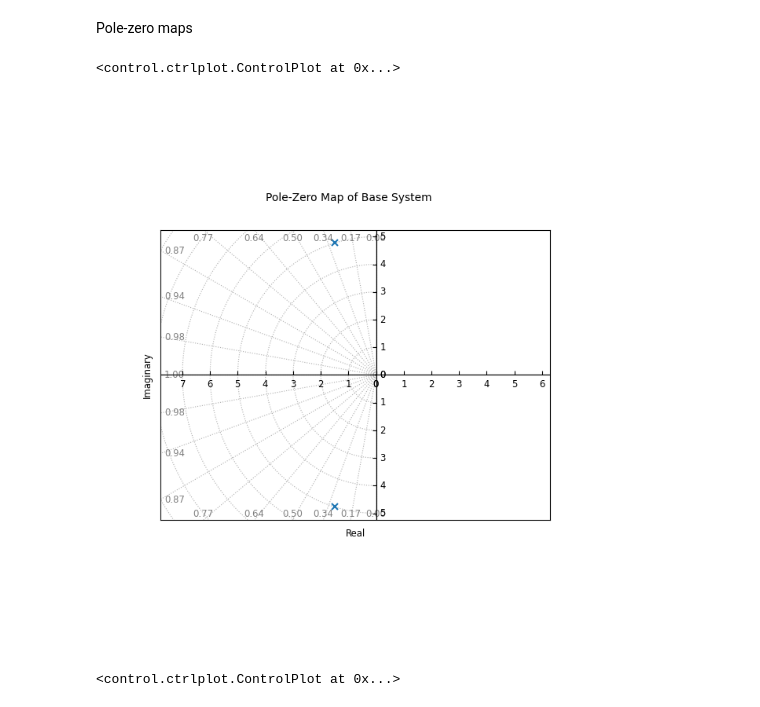
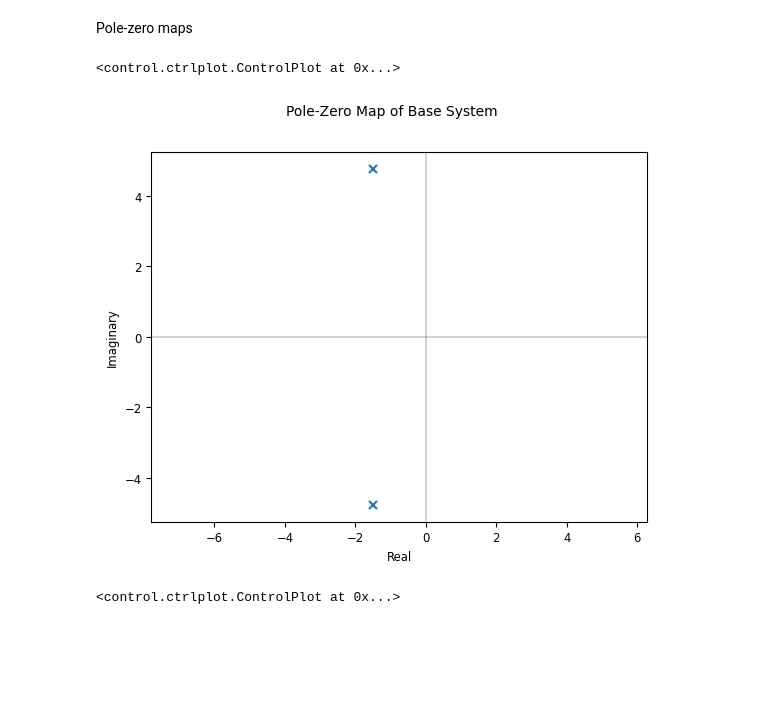
Before and after one commit to FelixWick/control_engineering, a Jupyter notebook: examples/4_stability/pole-zero_PT2.ipynb, the cells around one changed output. Cells and saved outputs as stored; diff of their text form; code cells hidden in the pictures; blank space fills up the shorter version.

```diff
--- a/examples/4_stability/pole-zero_PT2.ipynb
+++ b/examples/4_stability/pole-zero_PT2.ipynb
@@ -106,10 +104,10 @@ plt.show()
 # %% [markdown]
 Pole-zero maps
 # %%
-ct.pzmap(G_base, grid=True, title="Pole-Zero Map of Base System")
+ct.pzmap(G_base, grid=False, title="Pole-Zero Map of Base System")
 # %% [output]
 <control.ctrlplot.ControlPlot at 0x...>
-[figure, old version]
+[figure, new version]
 # %%
 ct.pzmap(G_lhp, grid=False, title="Pole-Zero Map with LHP Zero")
 # %% [output]
```
Also changed, not shown: parts of 4 cells of this notebook.
